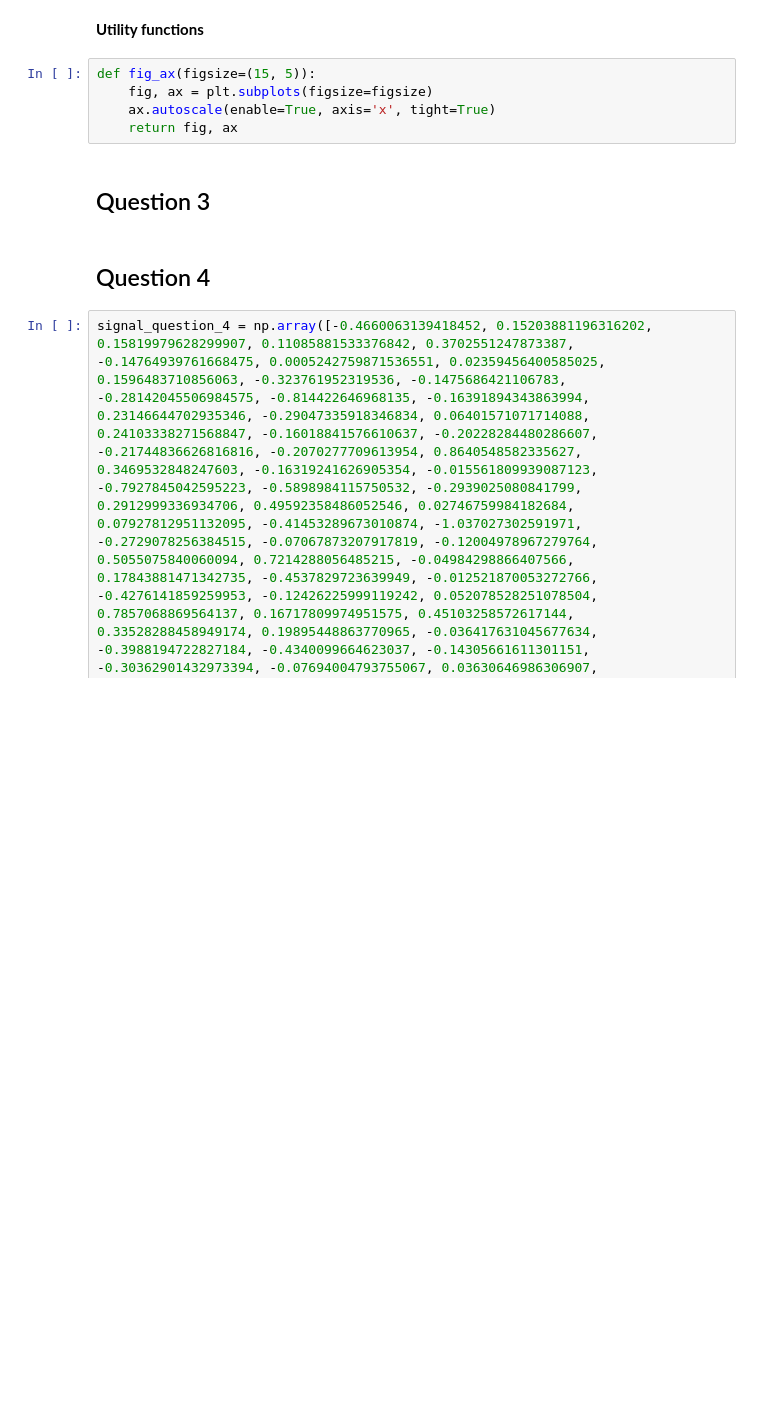
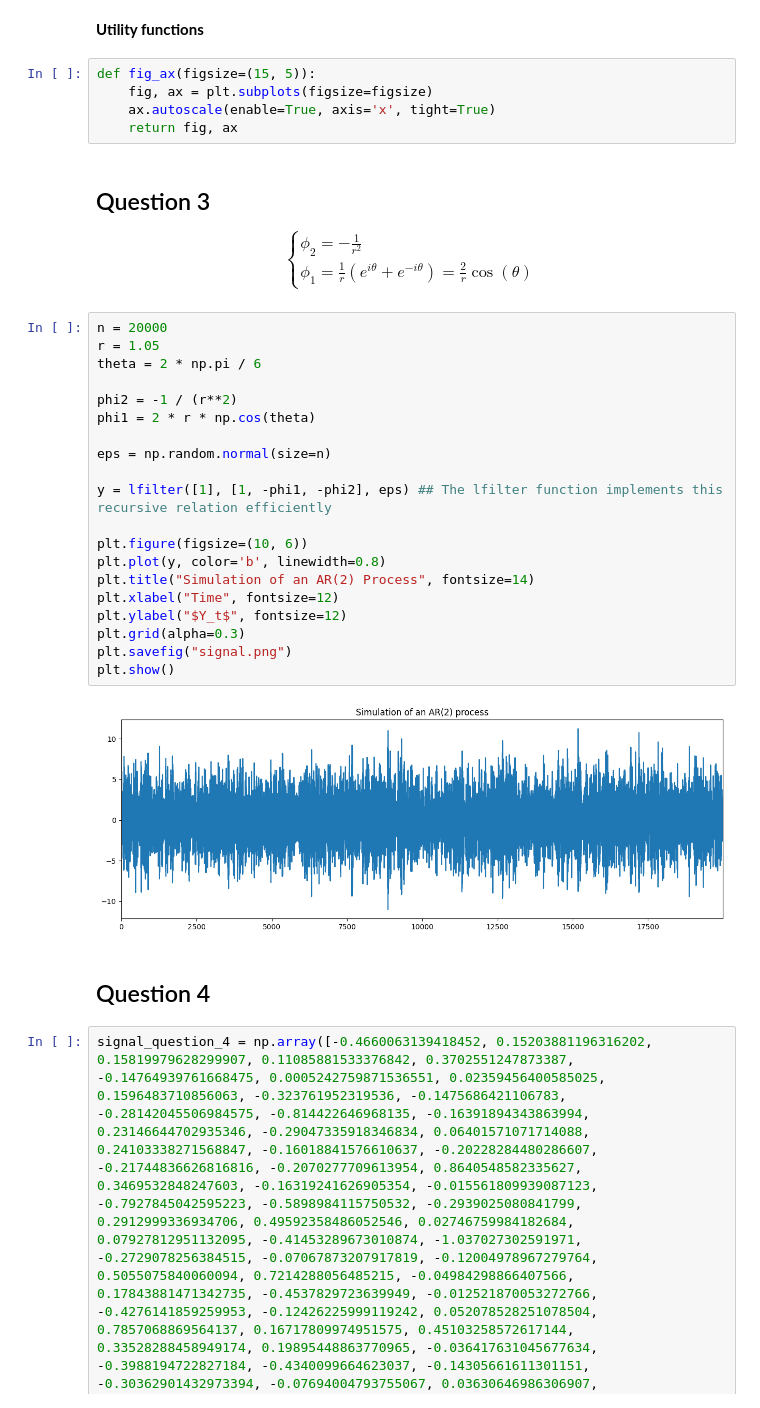
Before and after one commit to NailKhelifa/MVA_Times_Series_ML_Homeworks, a Jupyter notebook: Assignment 2 (ML for TS) - MVA/Assignment 2.ipynb, the cells around one changed output. Saved outputs shown, nothing was run; the diff lists cells and outputs as text; blank space fills up the shorter version.

```diff
--- a/Assignment 2 (ML for TS) - MVA/Assignment 2.ipynb
+++ b/Assignment 2 (ML for TS) - MVA/Assignment 2.ipynb
@@ -16,6 +17,33 @@ def fig_ax(figsize=(15, 5)):
     return fig, ax
 # %% [markdown]
 ## Question 3
+
+\begin{cases}
+        \phi_2 = -\frac{1}{r^2} \\
+        \phi_1 = \frac{1}{r}(e^{i\theta} + e^{-i\theta}) = \frac{2}{r} \cos(\theta)
+\end{cases}
+# %%
+n = 20000
+r = 1.05
+theta = 2 * np.pi / 6
+
+phi2 = -1 / (r**2)
+phi1 = 2 * r * np.cos(theta)
+
+eps = np.random.normal(size=n)
+
+y = lfilter([1], [1, -phi1, -phi2], eps) ## The lfilter function implements this recursive relation efficiently
+
+plt.figure(figsize=(10, 6))
+plt.plot(y, color='b', linewidth=0.8)
+plt.title("Simulation of an AR(2) Process", fontsize=14)
+plt.xlabel("Time", fontsize=12)
+plt.ylabel("$Y_t$", fontsize=12)
+plt.grid(alpha=0.3)
+plt.savefig("signal.png")
+plt.show()
+# %% [output]
+[figure, added]
 # %% [markdown]
 ## Question 4
 # %%
```
Also changed, not shown: parts of 1 cell of this notebook, 5 other files.
